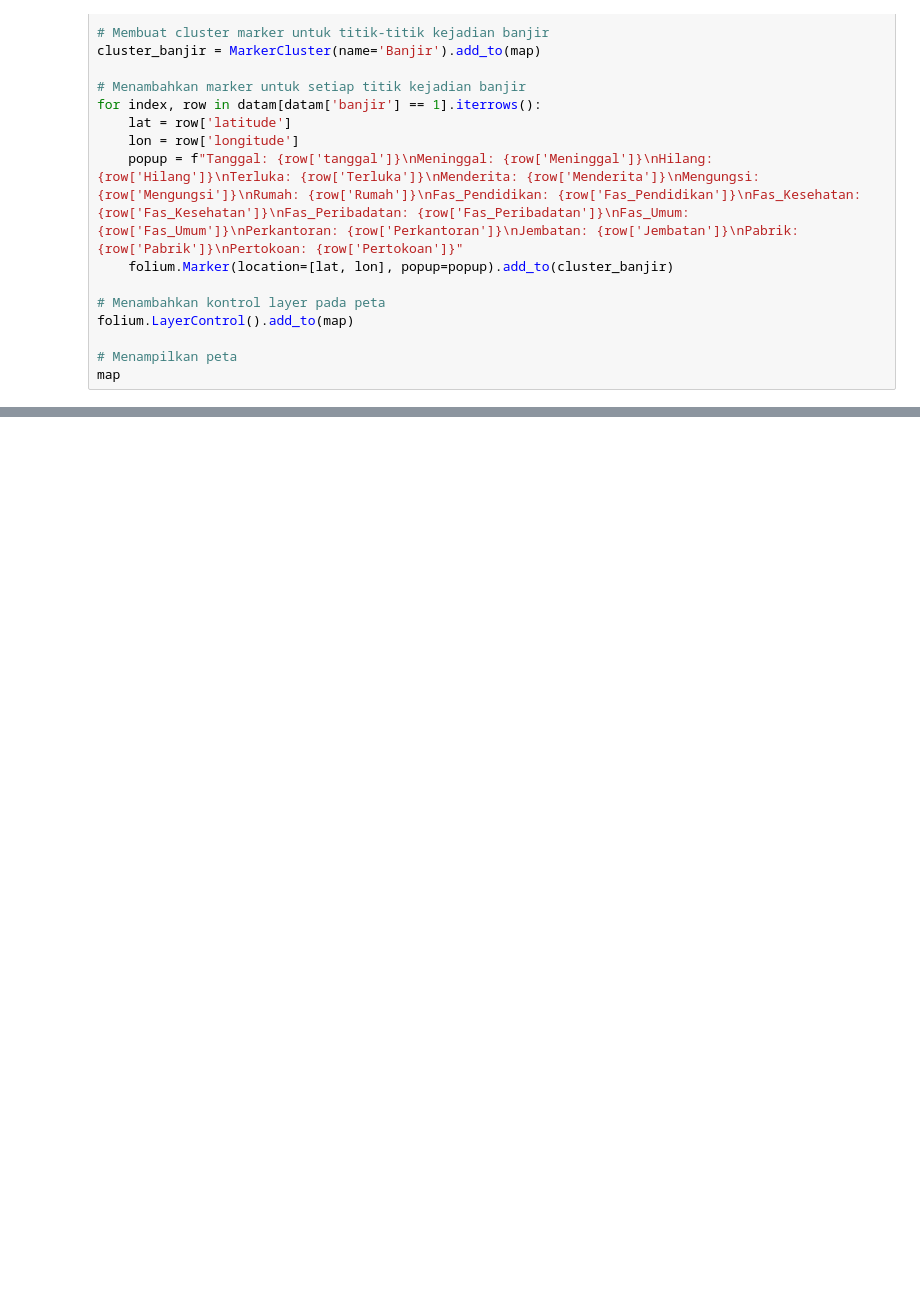
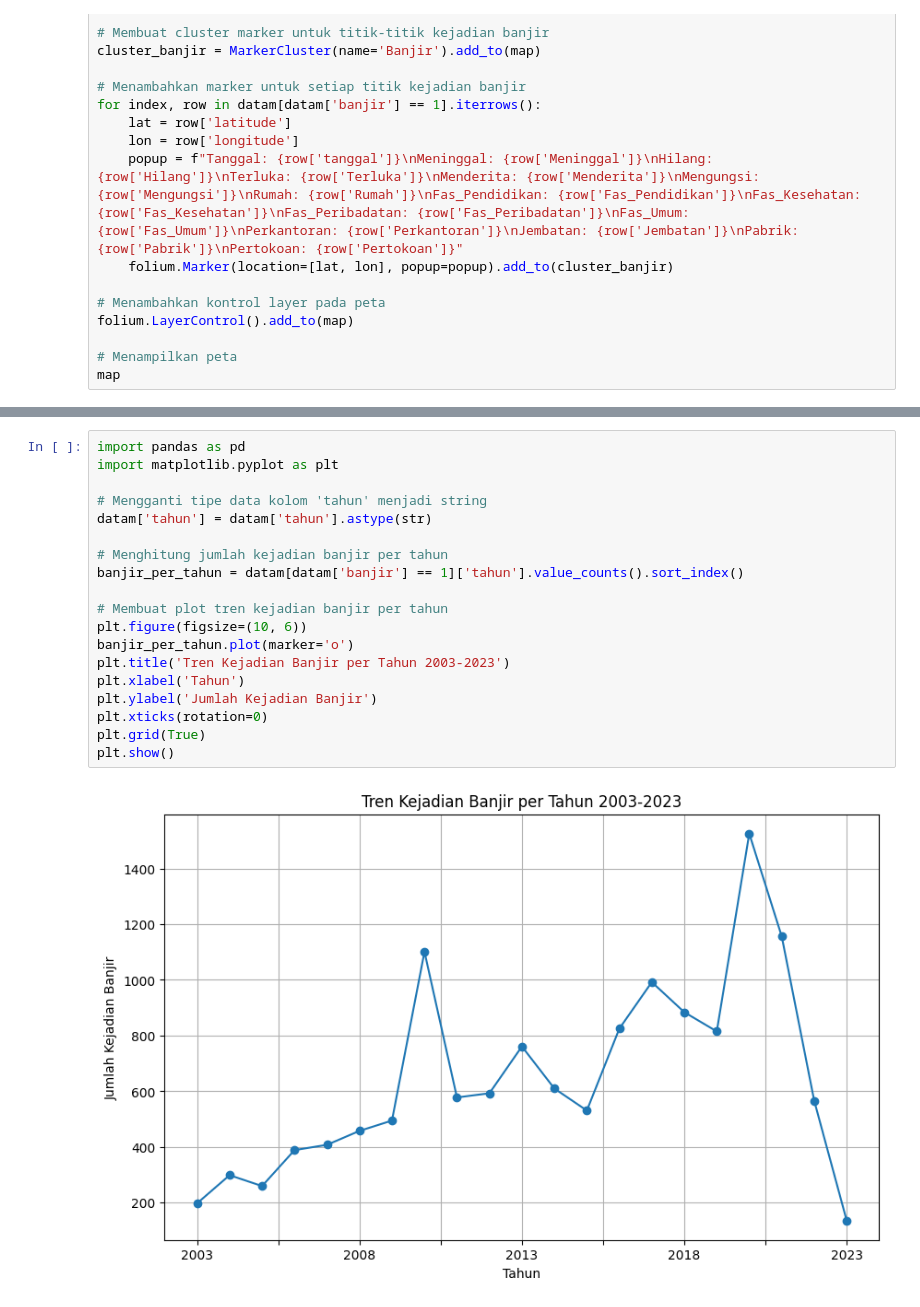
Before and after one commit to dzakwanalifi/pelampung-ai, a Jupyter notebook: notebook/preprocessing.ipynb, the cells around one changed output, grey strips where cells are left out. Saved outputs shown, nothing was run; the diff lists cells and outputs as text; blank space fills up the shorter version.

```diff
--- a/notebook/preprocessing.ipynb
+++ b/notebook/preprocessing.ipynb
@@ -428,0 +519,21 @@ map
+# %%
+import pandas as pd
+import matplotlib.pyplot as plt
+
+# Mengganti tipe data kolom 'tahun' menjadi string
+datam['tahun'] = datam['tahun'].astype(str)
+
+# Menghitung jumlah kejadian banjir per tahun
+banjir_per_tahun = datam[datam['banjir'] == 1]['tahun'].value_counts().sort_index()
+
+# Membuat plot tren kejadian banjir per tahun
+plt.figure(figsize=(10, 6))
+banjir_per_tahun.plot(marker='o')
+plt.title('Tren Kejadian Banjir per Tahun 2003-2023')
+plt.xlabel('Tahun')
+plt.ylabel('Jumlah Kejadian Banjir')
+plt.xticks(rotation=0)
+plt.grid(True)
+plt.show()
+# %% [output]
+[figure, added]
```
Also changed, not shown: parts of 16 cells of this notebook, 23 other files.
